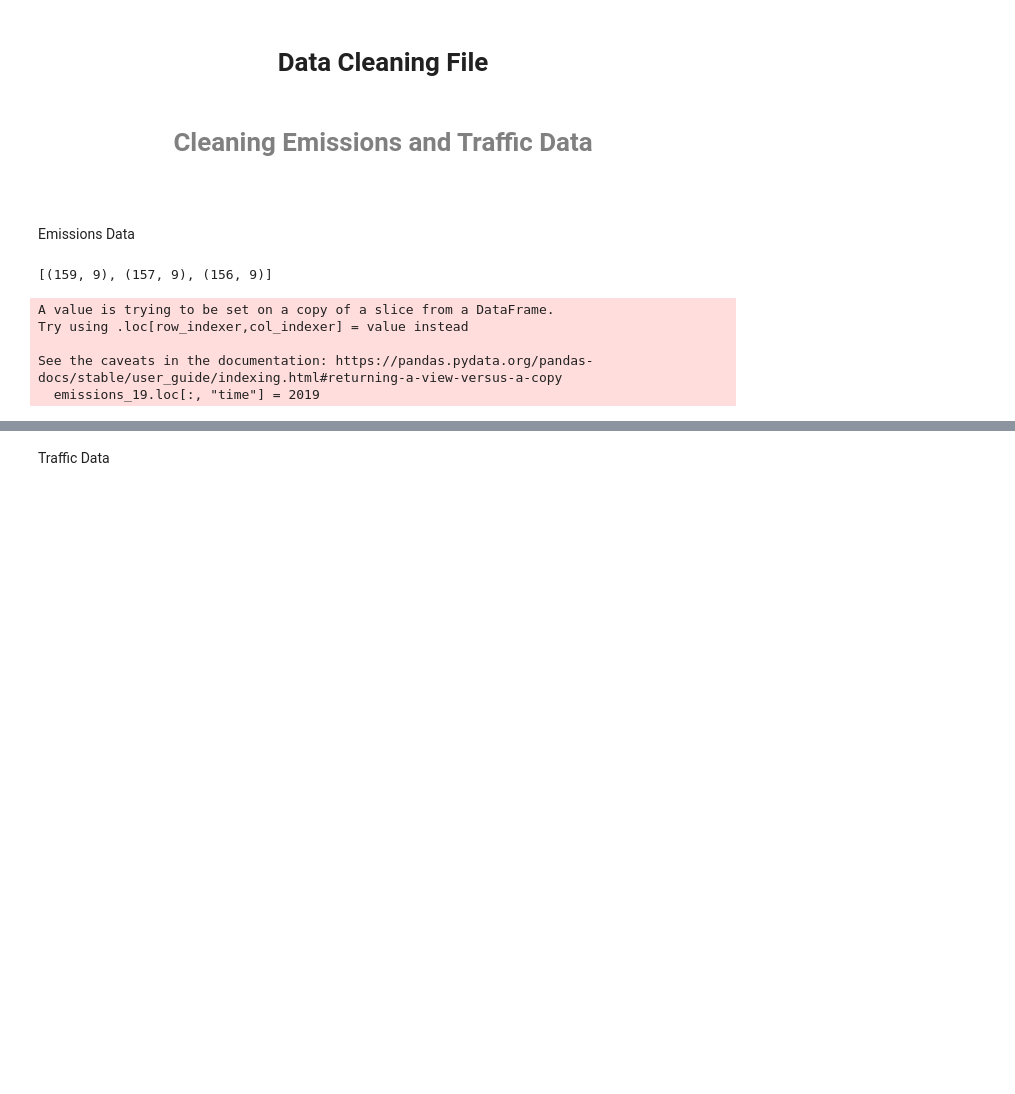
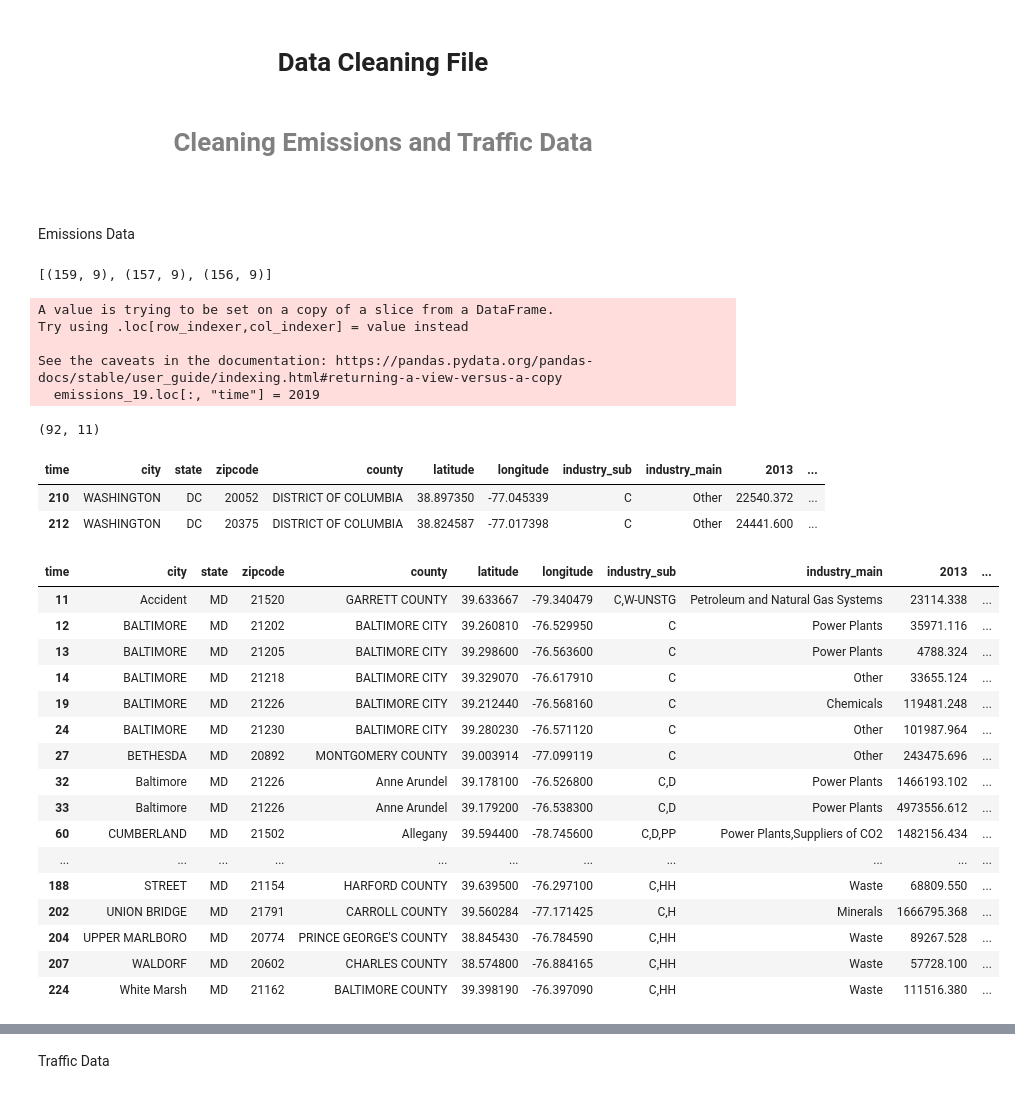
Before and after one commit to IbadatJarg/PPOL5203-Final_Project_Bikeshare, a Jupyter notebook: cleaning_emissions_and_traffic.ipynb, the cells around one changed output, grey strips where cells are left out. Drawn from its saved outputs; the diff is of its cells as text; code cells hidden in the pictures; blank space fills up the shorter version.

```diff
--- a/cleaning_emissions_and_traffic.ipynb
+++ b/cleaning_emissions_and_traffic.ipynb
@@ -68,3 +68,33 @@ emissions.columns = emissions.columns.astype(str)
 # %%
 #filters for all data that has both 2013 and 2019
 emissions = emissions[(~emissions['2013'].isna()) & (~emissions['2019'].isna())]
+# %%
+emissions.shape
+# %% [output]
+(92, 11)
+# %%
+emissions.query("state == 'DC'")
+# %% [output]
+| time | city | state | zipcode | county | latitude | longitude | industry_sub | industry_main | 2013 | ... |
+| 210 | WASHINGTON | DC | 20052 | DISTRICT OF COLUMBIA | 38.897350 | -77.045339 | C | Other | 22540.372 | ... |
+| 212 | WASHINGTON | DC | 20375 | DISTRICT OF COLUMBIA | 38.824587 | -77.017398 | C | Other | 24441.600 | ... |
+# %%
+emissions.query("state == 'MD'")
+# %% [output]
+| time | city | state | zipcode | county | latitude | longitude | industry_sub | industry_main | 2013 | ... |
+| 11 | Accident | MD | 21520 | GARRETT COUNTY | 39.633667 | -79.340479 | C,W-UNSTG | Petroleum and Natural Gas Systems | 23114.338 | ... |
+| 12 | BALTIMORE | MD | 21202 | BALTIMORE CITY | 39.260810 | -76.529950 | C | Power Plants | 35971.116 | ... |
+| 13 | BALTIMORE | MD | 21205 | BALTIMORE CITY | 39.298600 | -76.563600 | C | Power Plants | 4788.324 | ... |
+| 14 | BALTIMORE | MD | 21218 | BALTIMORE CITY | 39.329070 | -76.617910 | C | Other | 33655.124 | ... |
+| 19 | BALTIMORE | MD | 21226 | BALTIMORE CITY | 39.212440 | -76.568160 | C | Chemicals | 119481.248 | ... |
+| 24 | BALTIMORE | MD | 21230 | BALTIMORE CITY | 39.280230 | -76.571120 | C | Other | 101987.964 | ... |
+| 27 | BETHESDA | MD | 20892 | MONTGOMERY COUNTY | 39.003914 | -77.099119 | C | Other | 243475.696 | ... |
+| 32 | Baltimore | MD | 21226 | Anne Arundel | 39.178100 | -76.526800 | C,D | Power Plants | 1466193.102 | ... |
+| 33 | Baltimore | MD | 21226 | Anne Arundel | 39.179200 | -76.538300 | C,D | Power Plants | 4973556.612 | ... |
+| 60 | CUMBERLAND | MD | 21502 | Allegany | 39.594400 | -78.745600 | C,D,PP | Power Plants,Suppliers of CO2 | 1482156.434 | ... |
+| ... | ... | ... | ... | ... | ... | ... | ... | ... | ... | ... |
+| 188 | STREET | MD | 21154 | HARFORD COUNTY | 39.639500 | -76.297100 | C,HH | Waste | 68809.550 | ... |
+| 202 | UNION BRIDGE | MD | 21791 | CARROLL COUNTY | 39.560284 | -77.171425 | C,H | Minerals | 1666795.368 | ... |
+| 204 | UPPER MARLBORO | MD | 20774 | PRINCE GEORGE'S COUNTY | 38.845430 | -76.784590 | C,HH | Waste | 89267.528 | ... |
+| 207 | WALDORF | MD | 20602 | CHARLES COUNTY | 38.574800 | -76.884165 | C,HH | Waste | 57728.100 | ... |
+| 224 | White Marsh | MD | 21162 | BALTIMORE COUNTY | 39.398190 | -76.397090 | C,HH | Waste | 111516.380 | ... |
```
Also changed, not shown: parts of 9 cells of this notebook.
